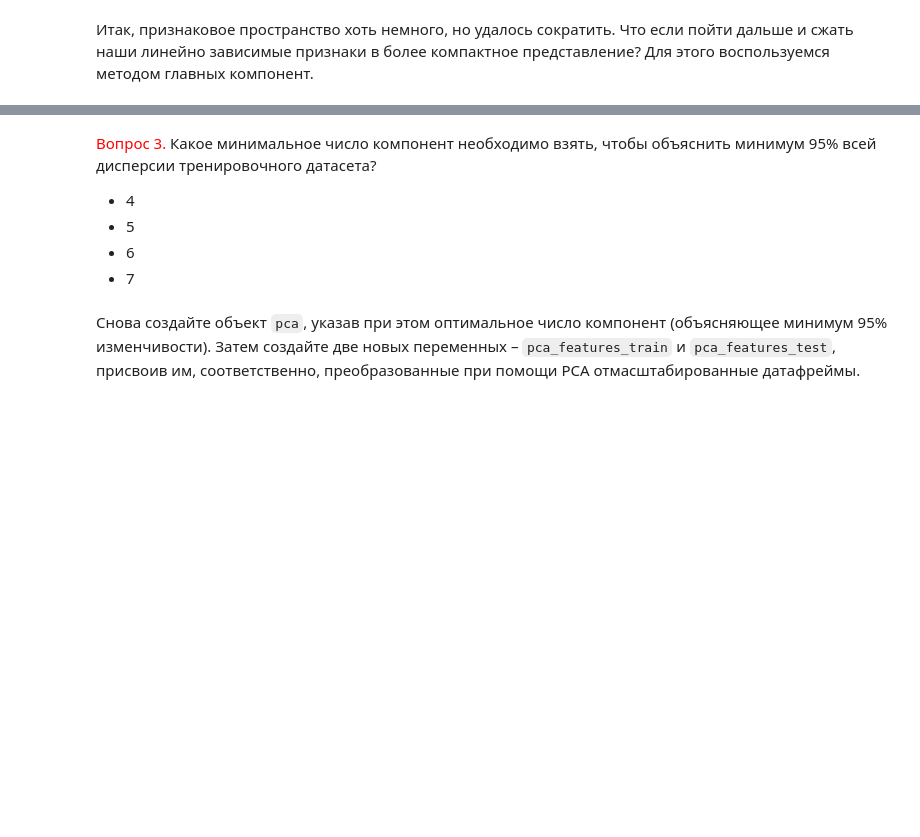
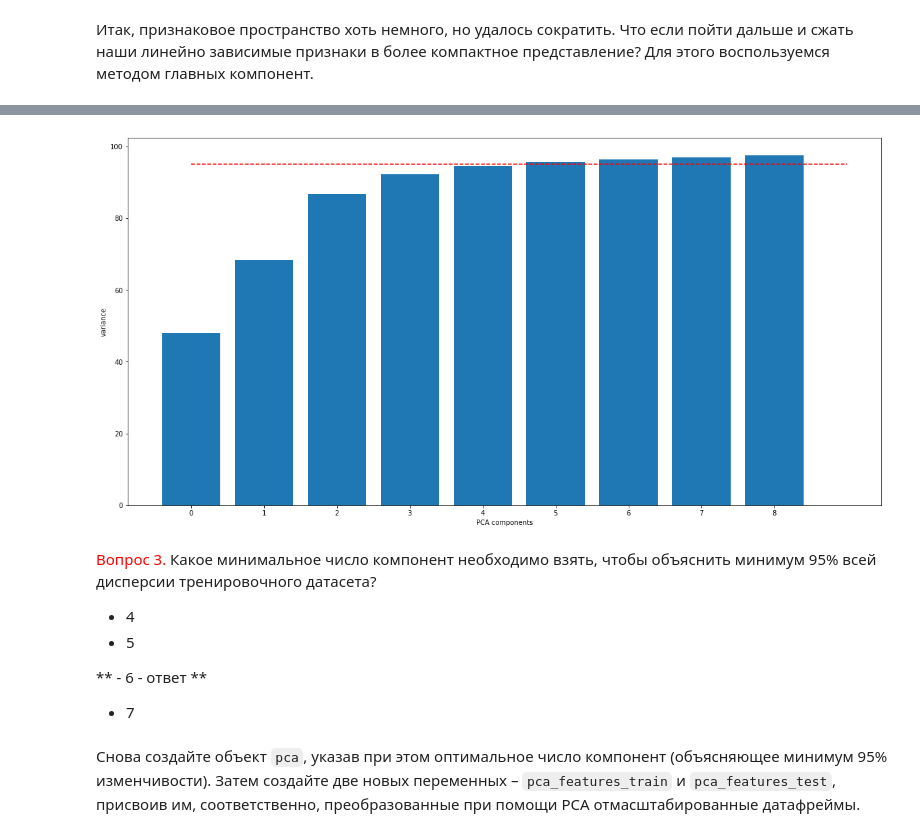
Before and after one commit to maxsaprykin/MLClass, a Jupyter notebook: hw9/hw9_session3_time_series.ipynb, the cells around one changed output, grey strips where cells are left out. Saved outputs shown, nothing was run; the diff lists cells and outputs as text; code cells hidden in the pictures; blank space fills up the shorter version.

```diff
--- a/hw9/hw9_session3_time_series.ipynb
+++ b/hw9/hw9_session3_time_series.ipynb
@@ -345,9 +369,15 @@ def plotPCA():
+# %%
+plotPCA()
+# %% [output]
+[figure, added]
 # %% [markdown]
 <font color='red'>Вопрос 3.</font> Какое минимальное число компонент необходимо взять, чтобы объяснить минимум 95% всей дисперсии тренировочного датасета?
 
 - 4
 - 5
-- 6
+
+** - 6 - ответ **
+
 - 7
 # %% [markdown]
 Снова создайте объект `pca`, указав при этом оптимальное число компонент (объясняющее минимум 95% изменчивости). Затем создайте две новых переменных – `pca_features_train` и `pca_features_test`, присвоив им, соответственно, преобразованные при помощи PCA отмасштабированные датафреймы.
```
Also changed, not shown: parts of 15 cells of this notebook, 1 other file.
